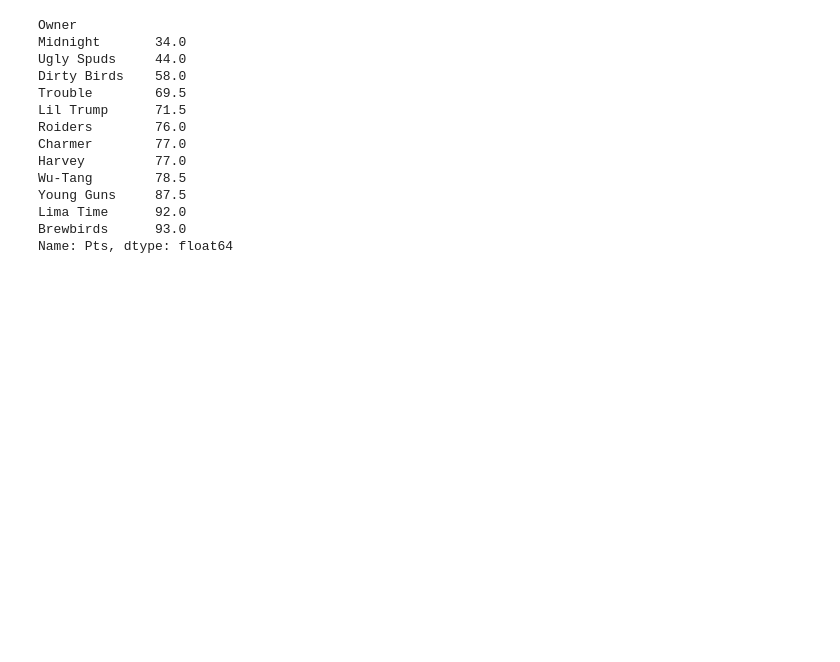
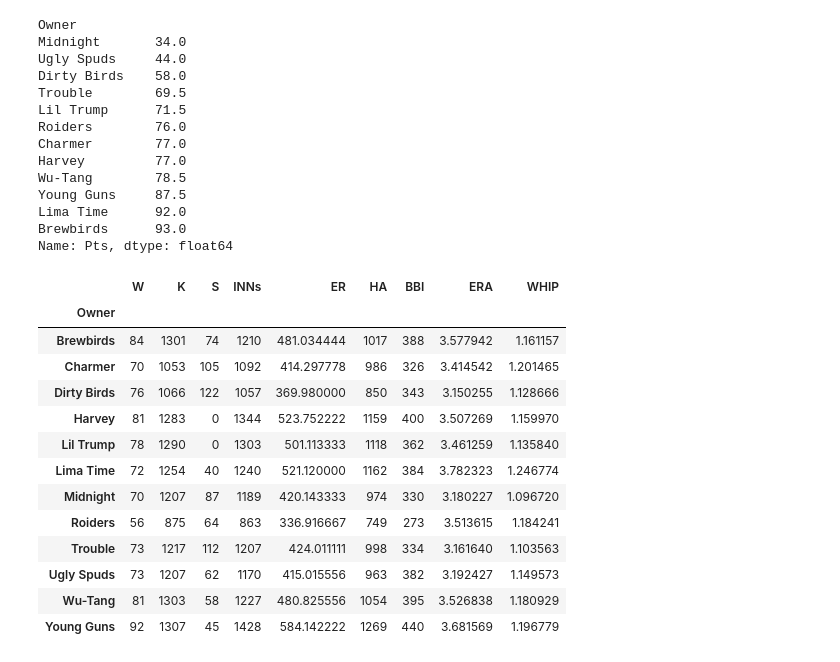
Before and after one commit to haueter19/baseball, a Jupyter notebook: Trade Analyzer.ipynb, the cells around one changed output. Saved outputs shown, nothing was run; the diff lists cells and outputs as text; code cells hidden in the pictures; blank space fills up the shorter version.

```diff
--- a/Trade Analyzer.ipynb
+++ b/Trade Analyzer.ipynb
@@ -254,5 +238,22 @@ Young Guns     87.5
 Lima Time      92.0
 Brewbirds      93.0
 Name: Pts, dtype: float64
+# %%
+dfp
+# %% [output]
+|  | W | K | S | INNs | ER | HA | BBI | ERA | WHIP |
+| Owner |  |  |  |  |  |  |  |  |  |
+| Brewbirds | 84 | 1301 | 74 | 1210 | 481.034444 | 1017 | 388 | 3.577942 | 1.161157 |
+| Charmer | 70 | 1053 | 105 | 1092 | 414.297778 | 986 | 326 | 3.414542 | 1.201465 |
+| Dirty Birds | 76 | 1066 | 122 | 1057 | 369.980000 | 850 | 343 | 3.150255 | 1.128666 |
+| Harvey | 81 | 1283 | 0 | 1344 | 523.752222 | 1159 | 400 | 3.507269 | 1.159970 |
+| Lil Trump | 78 | 1290 | 0 | 1303 | 501.113333 | 1118 | 362 | 3.461259 | 1.135840 |
+| Lima Time | 72 | 1254 | 40 | 1240 | 521.120000 | 1162 | 384 | 3.782323 | 1.246774 |
+| Midnight | 70 | 1207 | 87 | 1189 | 420.143333 | 974 | 330 | 3.180227 | 1.096720 |
+| Roiders | 56 | 875 | 64 | 863 | 336.916667 | 749 | 273 | 3.513615 | 1.184241 |
+| Trouble | 73 | 1217 | 112 | 1207 | 424.011111 | 998 | 334 | 3.161640 | 1.103563 |
+| Ugly Spuds | 73 | 1207 | 62 | 1170 | 415.015556 | 963 | 382 | 3.192427 | 1.149573 |
+| Wu-Tang | 81 | 1303 | 58 | 1227 | 480.825556 | 1054 | 395 | 3.526838 | 1.180929 |
+| Young Guns | 92 | 1307 | 45 | 1428 | 584.142222 | 1269 | 440 | 3.681569 | 1.196779 |
 # %%
 driver.quit()
```
Also changed, not shown: parts of 1 cell of this notebook.
